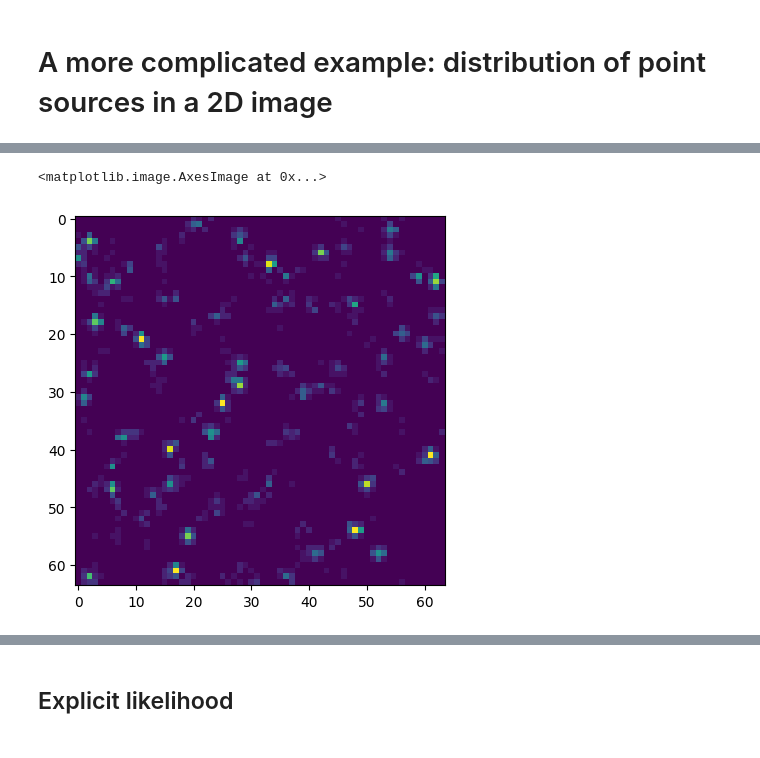
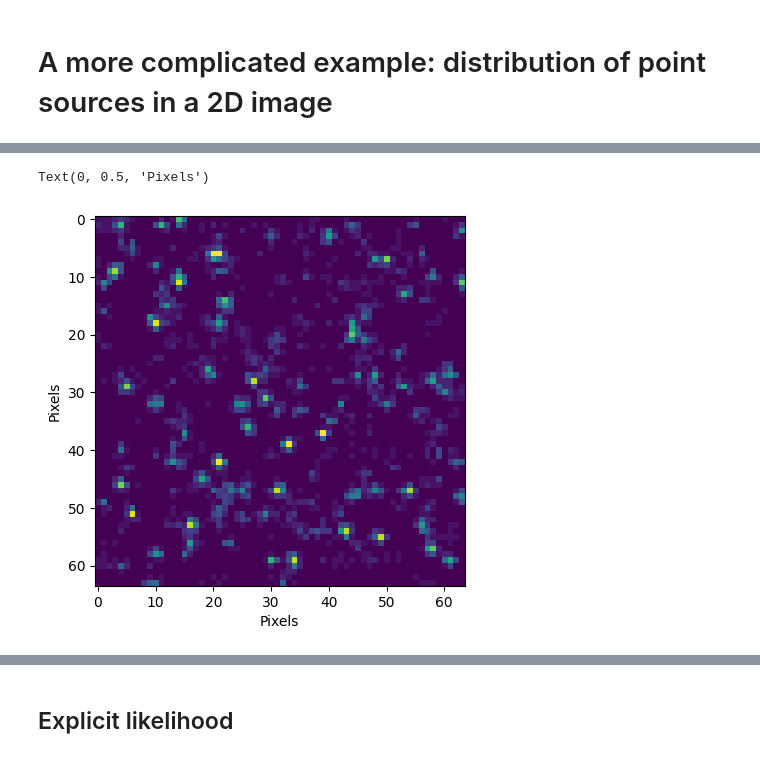
Before and after one commit to smsharma/sbi-lecture-mit, a Jupyter notebook: tutorial.ipynb, the cells around one changed output, grey strips where cells are left out. Saved outputs shown, nothing was run; the diff lists cells and outputs as text; code cells hidden in the pictures.

Commit message:
Added some text throughout

```diff
--- a/tutorial.ipynb
+++ b/tutorial.ipynb
@@ -411,39 +523,41 @@ corner.corner(samples_test, labels=["amp_s", "mu_s"], truths=[90, 0.8]);
 # %%
 from scipy.stats import binned_statistic_2d
 from astropy.convolution import convolve, Gaussian2DKernel
-
-def draw_powerlaw_flux(n_sources, s_min, s_max, exp_b):
-    """
-    Draw from a powerlaw with slope `exp_b` and min/max mean counts `s_min` and `s_max` . Stolen from:
-    https://stackoverflow.com/questions/31114330/python-generating-random-numbers-from-a-power-law-distribution
-    """
-    u = np.random.uniform(0, 1, size=n_sources)
-    s_low_u, s_high_u = s_min ** (exp_b + 1), s_max ** (exp_b + 1)
-    return (s_low_u + (s_high_u - s_low_u) * u) ** (1.0 / (exp_b + 1.0))
 
 
 def simulate_sources(amp_b, exp_b, s_min=0.5, s_max=50.0, box_size=1., resolution=64, sigma_psf=0.01):
     """ Simulate a map of point sources with mean counts drawn from a power law (Pareto) distribution dn/ds = amp_b * s ** (exp_b - 1)
     """
     # Get number of sources by analytically integrating dn/ds and taking Poisson realization
     n_sources = np.random.poisson(-amp_b * (s_min ** (exp_b - 1)) / (exp_b - 1))
 
     # Draw fluxes from truncated power law amp_b * s ** (exp_b - 1), with s_min and s_max as the bounds
     fluxes = draw_powerlaw_flux(n_sources, s_min, s_max, exp_b)
 
     positions = np.random.uniform(0., box_size, size=(n_sources, 2))
     bins = np.linspace(0, box_size, resolution + 1)
 
     pixel_size = box_size / resolution
     kernel = Gaussian2DKernel(x_stddev=1.0 * sigma_psf / pixel_size)
 
     mu_signal = binned_statistic_2d(x=positions[:, 0], y=positions[:, 1], values=fluxes, statistic='sum', bins=bins).statistic
     counts = np.random.poisson(convolve(mu_signal, kernel))
 
     return fluxes, counts
 
-fluxes, counts = simulate_sources(amp_b=100., exp_b=-1.2)
+def draw_powerlaw_flux(n_sources, s_min, s_max, exp_b):
+    """
+    Draw from a powerlaw with slope `exp_b` and min/max mean counts `s_min` and `s_max`. From:
+    https://stackoverflow.com/questions/31114330/python-generating-random-numbers-from-a-power-law-distribution
+    """
+    u = np.random.uniform(0, 1, size=n_sources)
+    s_low_u, s_high_u = s_min ** (exp_b + 1), s_max ** (exp_b + 1)
+    return (s_low_u + (s_high_u - s_low_u) * u) ** (1.0 / (exp_b + 1.0))
+
+fluxes, counts = simulate_sources(amp_b=200., exp_b=-1.2)
 plt.imshow(counts, cmap='viridis', vmax=20)
+plt.xlabel("Pixels")
+plt.ylabel("Pixels")
 # %% [output]
-<matplotlib.image.AxesImage at 0x...>
+Text(0, 0.5, 'Pixels')
-[figure, old version]
+[figure, new version]
```
Also changed, not shown: parts of 56 cells of this notebook, 1 other file.
